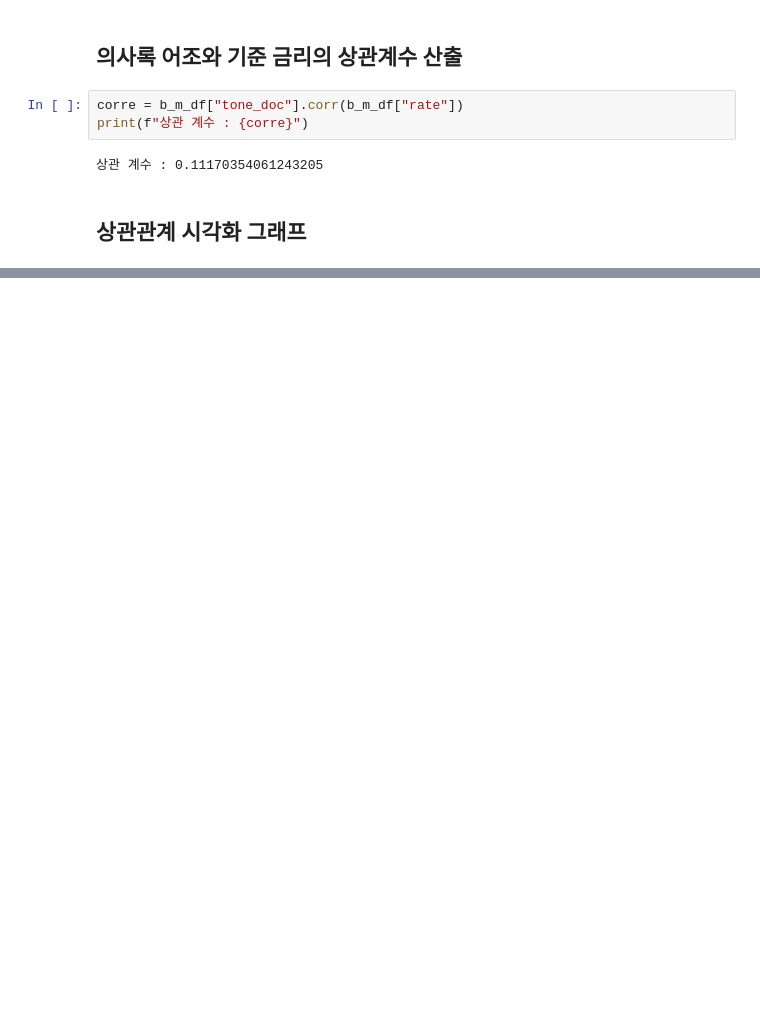
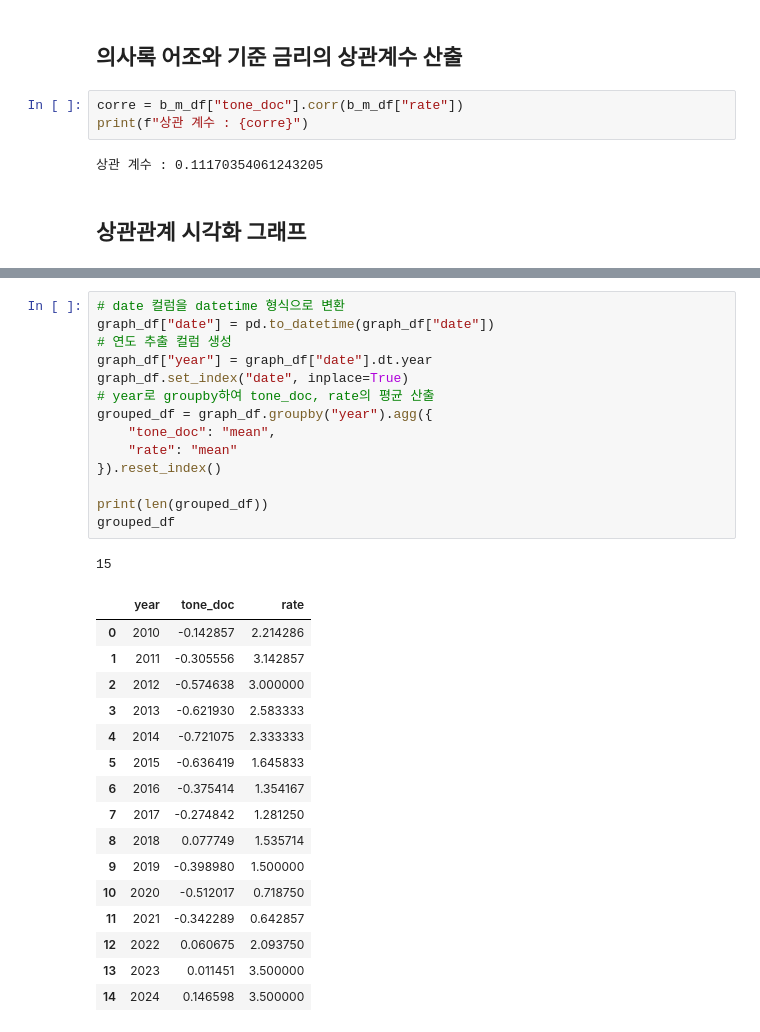
Before and after one commit to Ahram-Jeong/text-mining-project, a Jupyter notebook: notebooks/3_minutes_tone.ipynb, the cells around one changed output, grey strips where cells are left out. Cells and saved outputs as stored; diff of their text form; blank space fills up the shorter version.

```diff
--- a/notebooks/3_minutes_tone.ipynb
+++ b/notebooks/3_minutes_tone.ipynb
@@ -145,2 +189,34 @@ print(f"상관 계수 : {corre}")
+# %%
+# date 컬럼을 datetime 형식으로 변환
+graph_df["date"] = pd.to_datetime(graph_df["date"])
+# 연도 추출 컬럼 생성
+graph_df["year"] = graph_df["date"].dt.year
+graph_df.set_index("date", inplace=True)
+# year로 groupby하여 tone_doc, rate의 평균 산출
+grouped_df = graph_df.groupby("year").agg({
+    "tone_doc": "mean",
+    "rate": "mean"
+}).reset_index()
+
+print(len(grouped_df))
+grouped_df
+# %% [output]
+15
+|  | year | tone_doc | rate |
+| 0 | 2010 | -0.142857 | 2.214286 |
+| 1 | 2011 | -0.305556 | 3.142857 |
+| 2 | 2012 | -0.574638 | 3.000000 |
+| 3 | 2013 | -0.621930 | 2.583333 |
+| 4 | 2014 | -0.721075 | 2.333333 |
+| 5 | 2015 | -0.636419 | 1.645833 |
+| 6 | 2016 | -0.375414 | 1.354167 |
+| 7 | 2017 | -0.274842 | 1.281250 |
+| 8 | 2018 | 0.077749 | 1.535714 |
+| 9 | 2019 | -0.398980 | 1.500000 |
+| 10 | 2020 | -0.512017 | 0.718750 |
+| 11 | 2021 | -0.342289 | 0.642857 |
+| 12 | 2022 | 0.060675 | 2.093750 |
+| 13 | 2023 | 0.011451 | 3.500000 |
+| 14 | 2024 | 0.146598 | 3.500000 |
 # %%
 # x, y 넘파이 배열로 변환
```
Also changed, not shown: parts of 6 cells of this notebook, 1 other file.
